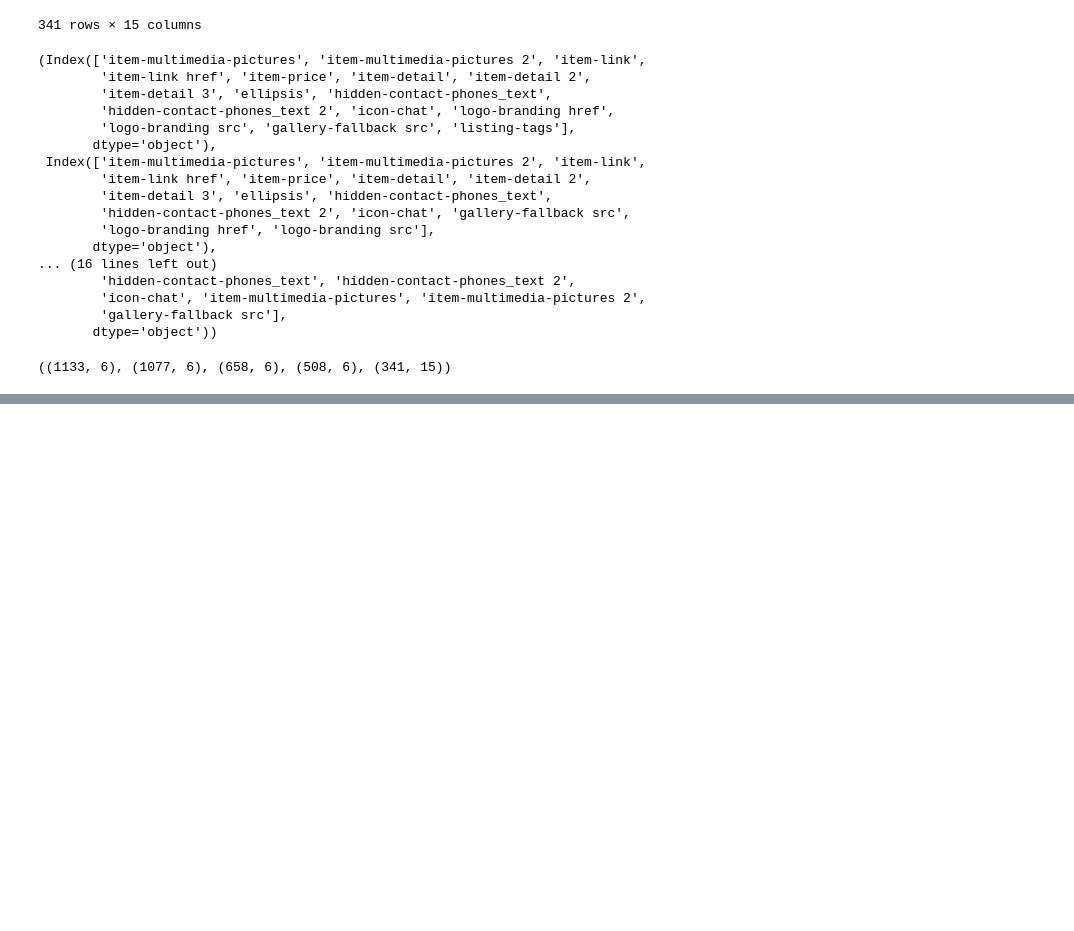
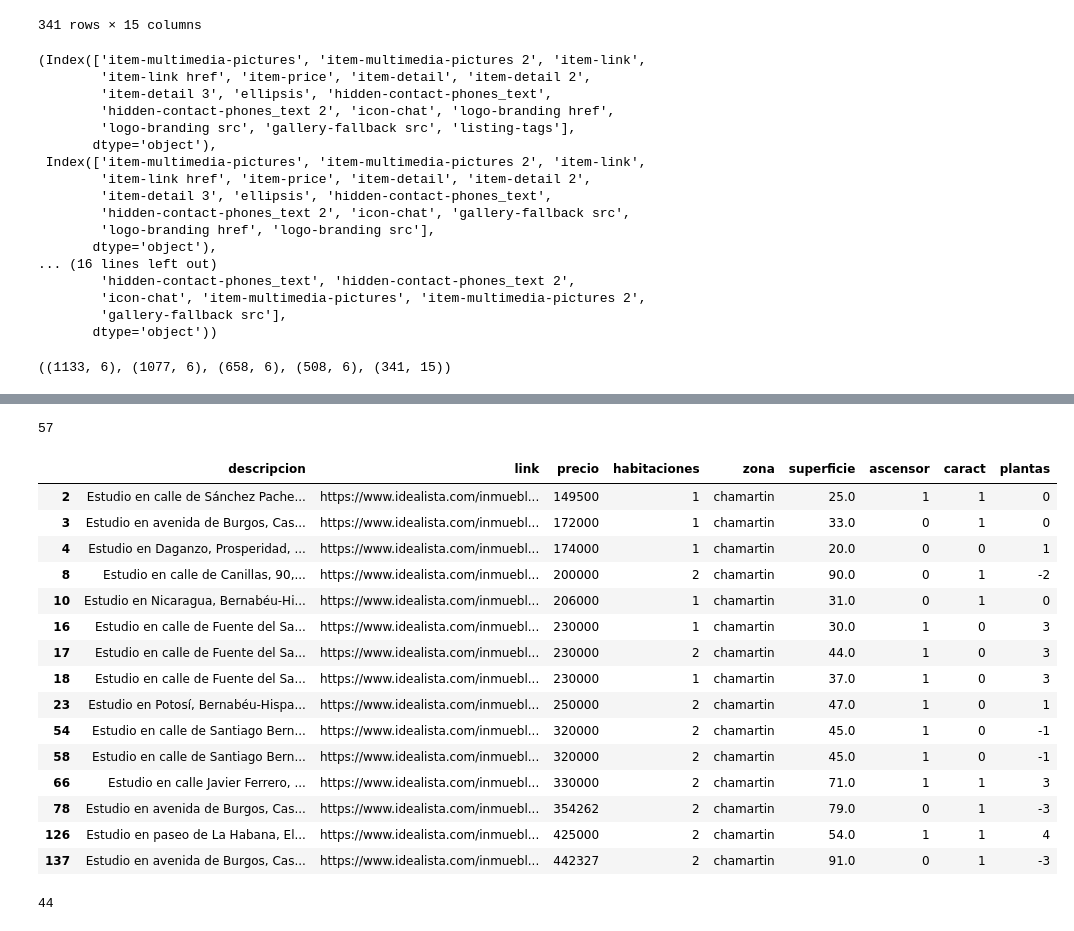
Before and after one commit to Gbau11/Analisis-de-la-vivienda-Idealista, a Jupyter notebook: jupyter/venta_madrid centro/Joins_distritos.ipynb, the cells around one changed output, grey strips where cells are left out. Saved outputs shown, nothing was run; the diff lists cells and outputs as text; code cells hidden in the pictures; blank space fills up the shorter version.

```diff
--- a/jupyter/venta_madrid centro/Joins_distritos.ipynb
+++ b/jupyter/venta_madrid centro/Joins_distritos.ipynb
@@ -281,0 +282,4 @@ chamartin['planta'].value_counts()
+# %%
+chamartin['plantas'].fillna(-3, inplace=True)
+# %%
+chamartin.drop(columns='detalles',inplace=True)
@@ -282,2 +300,8 @@ chamartin['planta'].value_counts()
+# %%
+chamartin['descripcion'] = chamartin['descripcion'].str.lower()
+# %%
+mappings = {'piso': 0, 'chalet': 1, 'ático': 2, 'dúplex': 3, 'estudio': 4}
+
+chamartin['descripcion'] = chamartin['descripcion'].replace(mappings, regex=True)
 # %%
 chamartin
@@ -285,0 +354,27 @@ chamartin.isna().sum()
+# %%
+len(list(chamartin[chamartin['descripcion'].str.contains('ático', case=False)].descripcion))
+# %% [output]
+57
+# %%
+chamartin[chamartin['descripcion'].str.contains('estudio', case=False)]
+# %% [output]
+|  | descripcion | link | precio | habitaciones | zona | superficie | ascensor | caract | plantas |
+| 2 | Estudio en calle de Sánchez Pache... | https://www.idealista.com/inmuebl... | 149500 | 1 | chamartin | 25.0 | 1 | 1 | 0 |
+| 3 | Estudio en avenida de Burgos, Cas... | https://www.idealista.com/inmuebl... | 172000 | 1 | chamartin | 33.0 | 0 | 1 | 0 |
+| 4 | Estudio en Daganzo, Prosperidad, ... | https://www.idealista.com/inmuebl... | 174000 | 1 | chamartin | 20.0 | 0 | 0 | 1 |
+| 8 | Estudio en calle de Canillas, 90,... | https://www.idealista.com/inmuebl... | 200000 | 2 | chamartin | 90.0 | 0 | 1 | -2 |
+| 10 | Estudio en Nicaragua, Bernabéu-Hi... | https://www.idealista.com/inmuebl... | 206000 | 1 | chamartin | 31.0 | 0 | 1 | 0 |
+| 16 | Estudio en calle de Fuente del Sa... | https://www.idealista.com/inmuebl... | 230000 | 1 | chamartin | 30.0 | 1 | 0 | 3 |
+| 17 | Estudio en calle de Fuente del Sa... | https://www.idealista.com/inmuebl... | 230000 | 2 | chamartin | 44.0 | 1 | 0 | 3 |
+| 18 | Estudio en calle de Fuente del Sa... | https://www.idealista.com/inmuebl... | 230000 | 1 | chamartin | 37.0 | 1 | 0 | 3 |
+| 23 | Estudio en Potosí, Bernabéu-Hispa... | https://www.idealista.com/inmuebl... | 250000 | 2 | chamartin | 47.0 | 1 | 0 | 1 |
+| 54 | Estudio en calle de Santiago Bern... | https://www.idealista.com/inmuebl... | 320000 | 2 | chamartin | 45.0 | 1 | 0 | -1 |
+| 58 | Estudio en calle de Santiago Bern... | https://www.idealista.com/inmuebl... | 320000 | 2 | chamartin | 45.0 | 1 | 0 | -1 |
+| 66 | Estudio en calle Javier Ferrero, ... | https://www.idealista.com/inmuebl... | 330000 | 2 | chamartin | 71.0 | 1 | 1 | 3 |
+| 78 | Estudio en avenida de Burgos, Cas... | https://www.idealista.com/inmuebl... | 354262 | 2 | chamartin | 79.0 | 0 | 1 | -3 |
+| 126 | Estudio en paseo de La Habana, El... | https://www.idealista.com/inmuebl... | 425000 | 2 | chamartin | 54.0 | 1 | 1 | 4 |
+| 137 | Estudio en avenida de Burgos, Cas... | https://www.idealista.com/inmuebl... | 442327 | 2 | chamartin | 91.0 | 0 | 1 | -3 |
+# %%
+len(list(chamartin[chamartin['descripcion'].str.contains('dúplex', case=False)].descripcion))
+# %% [output]
+44
```
Also changed, not shown: parts of 22 cells of this notebook.
